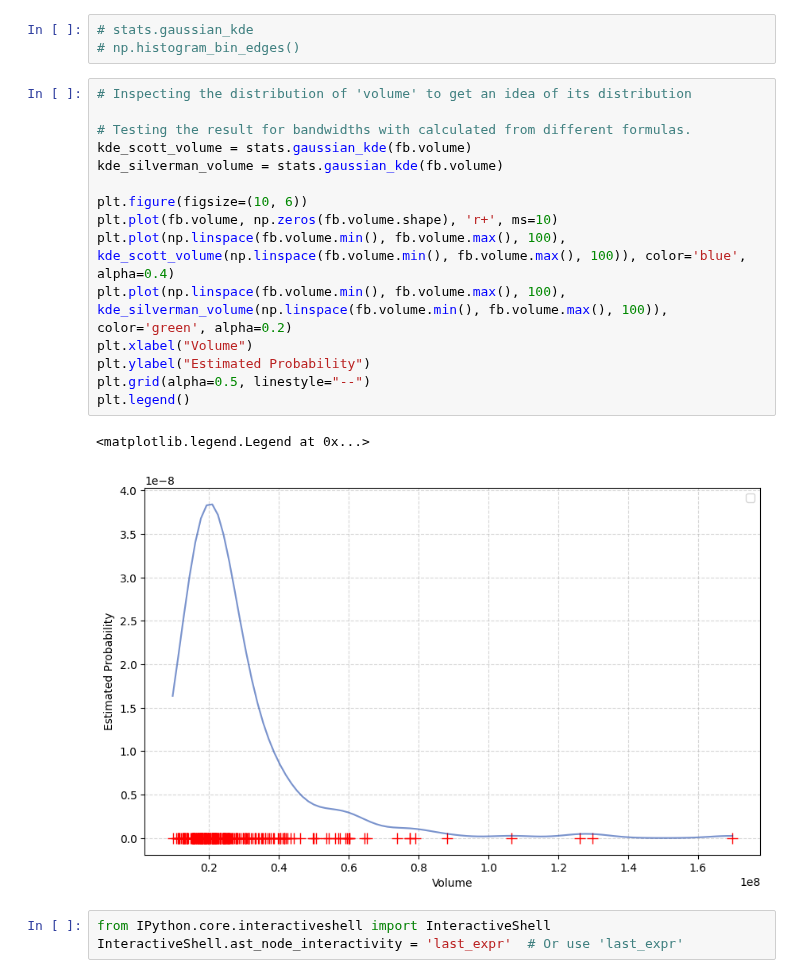
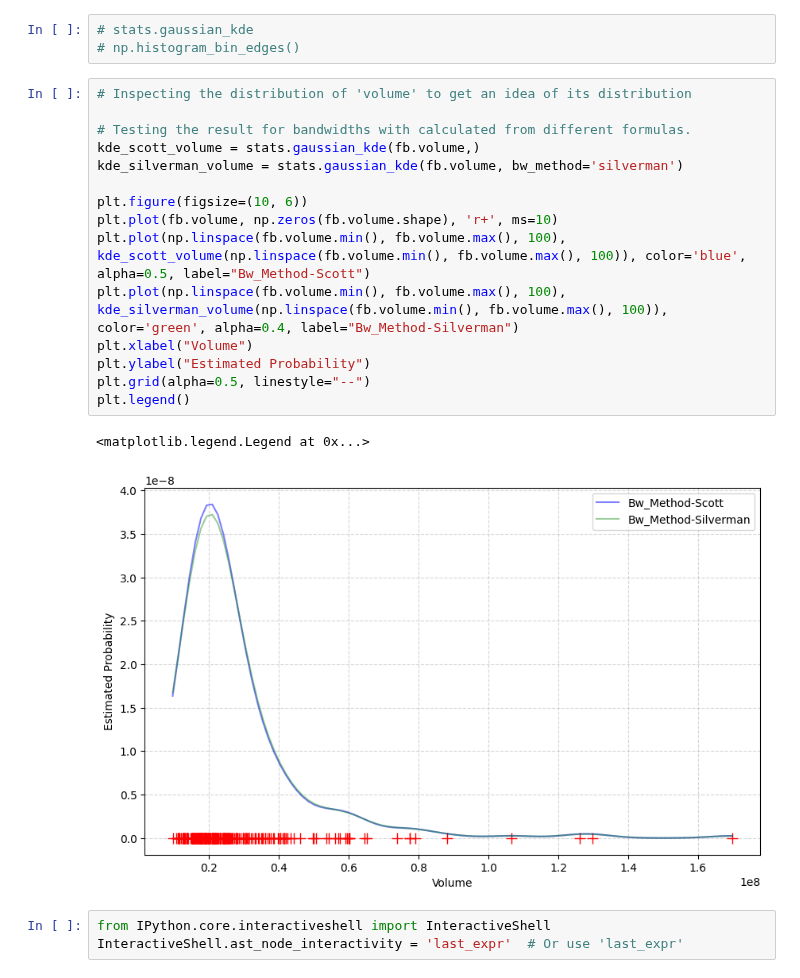
Before and after one commit to OfTheByteQuest/Data-Analytics-Learning-and-Projects, a Jupyter notebook: Chapter-4/Chapter_4.ipynb, the cells around one changed output. Drawn from its saved outputs; the diff is of its cells as text.

Commit message:
Some corrections in the use of scipy.stats.gaussian_kde() method

```diff
--- a/Chapter-4/Chapter_4.ipynb
+++ b/Chapter-4/Chapter_4.ipynb
@@ -877,21 +877,21 @@ from scipy import stats
 # %%
 # Inspecting the distribution of 'volume' to get an idea of its distribution
 
 # Testing the result for bandwidths with calculated from different formulas.
-kde_scott_volume = stats.gaussian_kde(fb.volume)
-kde_silverman_volume = stats.gaussian_kde(fb.volume)
+kde_scott_volume = stats.gaussian_kde(fb.volume,)
+kde_silverman_volume = stats.gaussian_kde(fb.volume, bw_method='silverman')
 
 plt.figure(figsize=(10, 6))
 plt.plot(fb.volume, np.zeros(fb.volume.shape), 'r+', ms=10)
-plt.plot(np.linspace(fb.volume.min(), fb.volume.max(), 100), kde_scott_volume(np.linspace(fb.volume.min(), fb.volume.max(), 100)), color='blue', alpha=0.4)
-plt.plot(np.linspace(fb.volume.min(), fb.volume.max(), 100), kde_silverman_volume(np.linspace(fb.volume.min(), fb.volume.max(), 100)), color='green', alpha=0.2)
+plt.plot(np.linspace(fb.volume.min(), fb.volume.max(), 100), kde_scott_volume(np.linspace(fb.volume.min(), fb.volume.max(), 100)), color='blue', alpha=0.5, label="Bw_Method-Scott")
+plt.plot(np.linspace(fb.volume.min(), fb.volume.max(), 100), kde_silverman_volume(np.linspace(fb.volume.min(), fb.volume.max(), 100)), color='green', alpha=0.4, label="Bw_Method-Silverman")
 plt.xlabel("Volume")
 plt.ylabel("Estimated Probability")
 plt.grid(alpha=0.5, linestyle="--")
 plt.legend()
 # %% [output]
 <matplotlib.legend.Legend at 0x...>
-[figure, old version]
+[figure, new version]
 # %%
 from IPython.core.interactiveshell import InteractiveShell
 InteractiveShell.ast_node_interactivity = 'last_expr'  # Or use 'last_expr'
```
